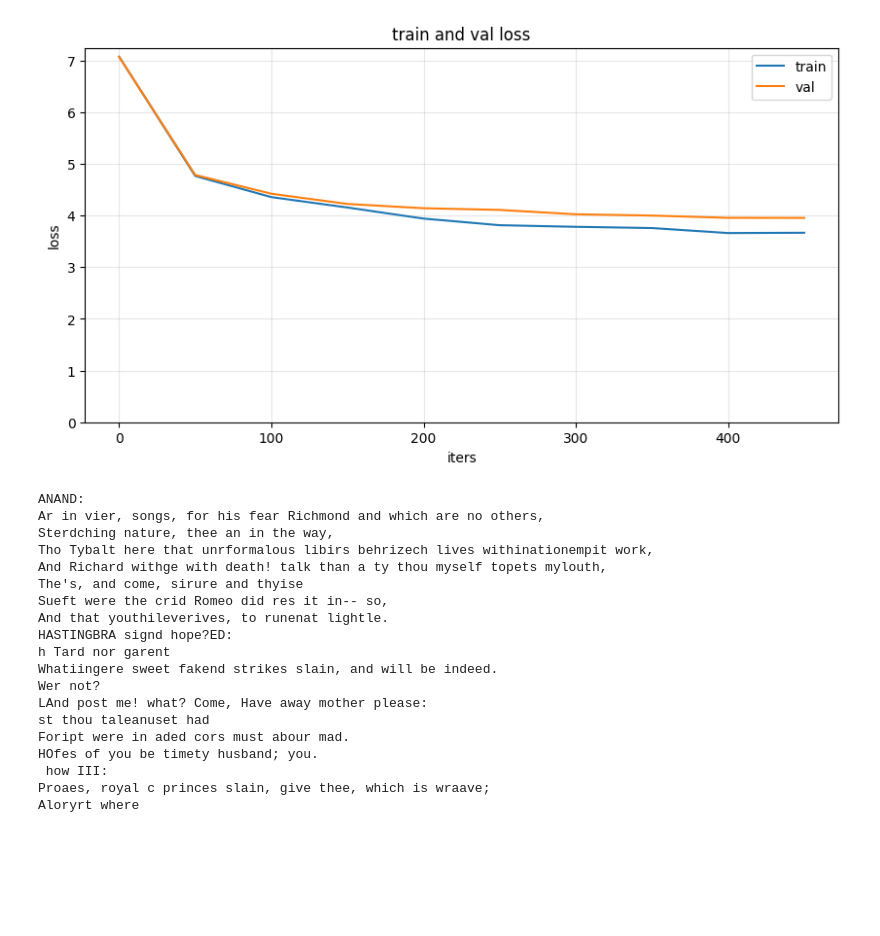
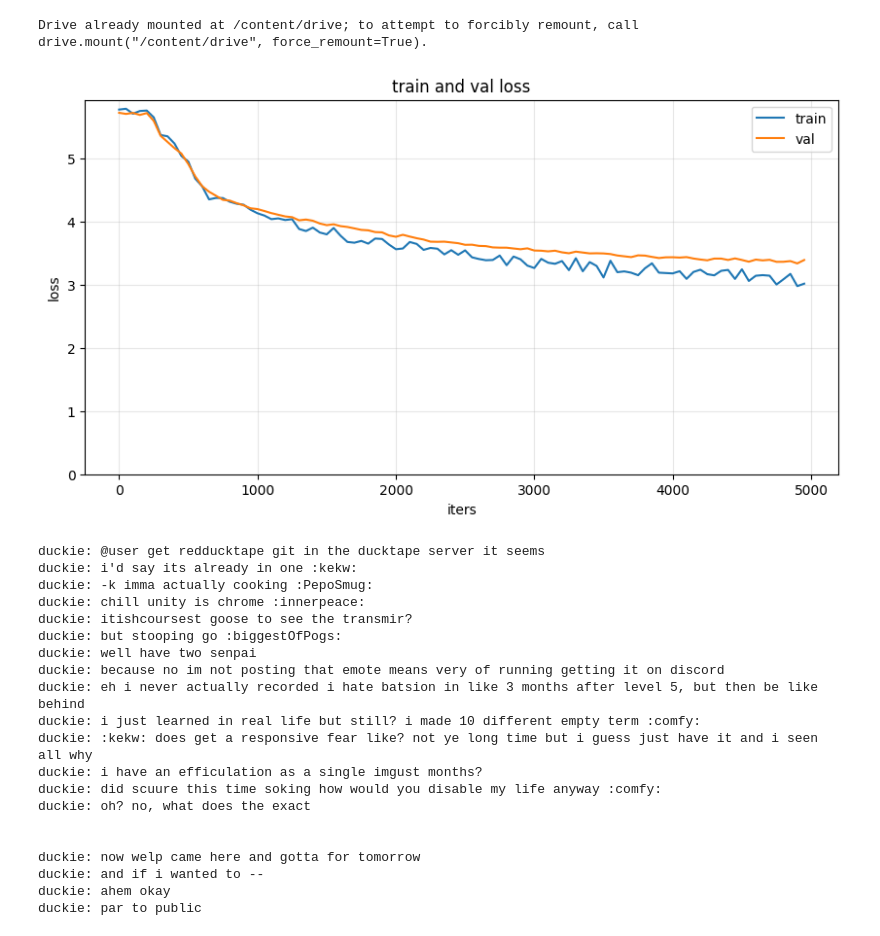
Before and after one commit to aryanbaburajan/llm-playground, a Jupyter notebook: transformer.ipynb, the cells around one changed output. Cells and saved outputs as stored; diff of their text form; code cells hidden in the pictures; blank space fills up the shorter version.

Commit message:
feat: use discord_message dataset

```diff
--- a/transformer.ipynb
+++ b/transformer.ipynb
@@ -14,17 +6,25 @@ input.txt.2         100%[===================>]   1.06M  --.-KB/s    in 0.01s
+# %%
+from google.colab import drive
+drive.mount('/content/drive')
+
+def filter(text: str) -> str:
+    return text.encode("ascii", "ignore").decode("ascii")
+
+with open("/content/drive/MyDrive/discord_messages.txt", 'r', encoding='utf-8') as f:
+  text = filter(f.read())
+input_file = "/content/drive/MyDrive/discord_messages.txt"
+# %% [output]
+Drive already mounted at /content/drive; to attempt to forcibly remount, call drive.mount("/content/drive", force_remount=True).
 # %%
 import sentencepiece as spm
-import io
-
-with open("input.txt") as f:
-  text = f.read()
 
 vocab_size = 1000
 
 spm.SentencePieceTrainer.train(
-    input="input.txt",
+    input=input_file,
     model_prefix="m",
     vocab_size=vocab_size,
-    user_defined_symbols=["<br>"]
+    user_defined_symbols=["<|msg|>"]
 )
 sp = spm.SentencePieceProcessor(model_file='m.model')
 
@@ -38,10 +38,10 @@ sp = spm.SentencePieceProcessor(model_file='m.model')
 #   return "".join([itos[t] for t in ids])
 
 def encode(text):
-  return sp.encode(text.replace("\n", "<br>"))
+  return sp.encode(text.replace("\nduckie: ", "<|msg|>"))
 
 def decode(ids):
-  return sp.decode(ids).replace("<br>", "\n")
+  return sp.decode(ids).replace("<|msg|>", "\nduckie: ").replace("<|ctx|>", "\n\n")
 # %%
 import math
 from typing import Literal
@@ -360,7 +360,7 @@ data = torch.tensor(encode(text), dtype=torch.long)
 block_size = 128
 learning_rate = 1e-4
 batch_size = 32
-max_iters = 500
+max_iters = 5000
 eval_interval = 50
 eval_iters = 20
 
@@ -423,7 +423,7 @@ for step in pbar:
 
         pbar.set_postfix(
             train_loss=f"{train_losses[-1]:.4f}" if train_losses else "N/A",
-            val_loss=f"{val_loss.item():.4f}"
+            val_loss=f"{val_losses[-1]:.4f}"
         )
 
     x, y = get_batch("train")
@@ -436,56 +436,57 @@ for step in pbar:
     loss = F.cross_entropy(logits, y)
 
     optimizer.zero_grad(set_to_none=True)
     loss.backward()
     optimizer.step()
 
     if step % eval_interval == 0:
       train_iters.append(step)
       train_losses.append(loss.item())
 
     pbar.set_postfix(
         train_loss=f"{train_losses[-1]:.4f}",
         val_loss=(f"{val_losses[-1]:.4f}")
     )
 
 plt.figure(figsize=(10, 5))
 
 plt.plot(train_iters, train_losses, label="train")
 plt.plot(val_iters, val_losses, label="val")
 
 plt.xlabel("iters")
 plt.ylabel("loss")
 plt.title("train and val loss")
 
 plt.ylim(bottom=0)
 plt.legend()
 plt.grid(alpha=0.3)
 
 plt.show()
 # %% [output]
-[figure, old version]
+[figure, new version]
 # %%
-t = "ANAND:"
+t = "<|msg|>"
 x = torch.tensor([encode(t)], dtype=torch.long).to(device)
 y = transformer.generate(x, max_new_tokens=300)
-print(decode(y.tolist()[0]).replace("<br>", "\n"))
+print(decode(y.tolist()[0]))
 # %% [output]
-ANAND:
-Ar in vier, songs, for his fear Richmond and which are no others,
-Sterdching nature, thee an in the way,
-Tho Tybalt here that unrformalous libirs behrizech lives withinationempit work,
-And Richard withge with death! talk than a ty thou myself topets mylouth,
-The's, and come, sirure and thyise
-Sueft were the crid Romeo did res it in-- so,
-And that youthileverives, to runenat lightle.
-HASTINGBRA signd hope?ED:
-h Tard nor garent
-Whatiingere sweet fakend strikes slain, and will be indeed.
-Wer not?
-LAnd post me! what? Come, Have away mother please:
-st thou taleanuset had
-Foript were in aded cors must abour mad.
-HOfes of you be timety husband; you.
- how III:
-Proaes, royal c princes slain, give thee, which is wraave;
-Aloryrt where
+duckie: @user get redducktape git in the ducktape server it seems
+duckie: i'd say its already in one :kekw:
+duckie: -k imma actually cooking :PepoSmug:
+duckie: chill unity is chrome :innerpeace:
+duckie: itishcoursest goose to see the transmir?
+duckie: but stooping go :biggestOfPogs:
+duckie: well have two senpai
+duckie: because no im not posting that emote means very of running getting it on discord
+duckie: eh i never actually recorded i hate batsion in like 3 months after level 5, but then be like behind
+duckie: i just learned in real life but still? i made 10 different empty term :comfy:
+duckie: :kekw: does get a responsive fear like? not ye long time but i guess just have it and i seen all why
+duckie: i have an efficulation as a single imgust months?
+duckie: did scuure this time soking how would you disable my life anyway :comfy:
+duckie: oh? no, what does the exact
+
+
+duckie: now welp came here and gotta for tomorrow
+duckie: and if i wanted to --
+duckie: ahem okay
+duckie: par to public
```
Also changed, not shown: parts of 2 cells of this notebook.
